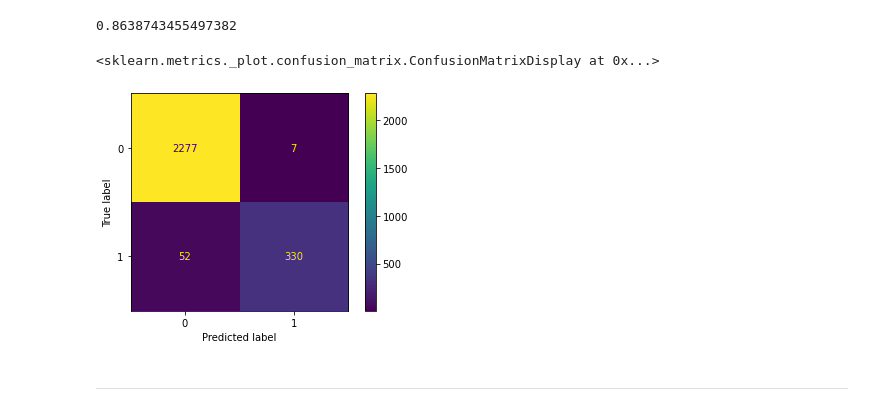
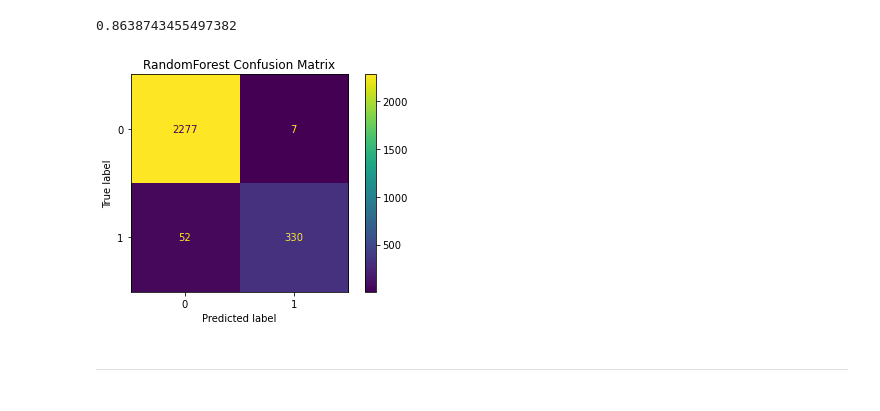
Before and after one commit to oklena/SyriaTel_Customer_Churn, a Jupyter notebook: notebooks/eda/Ali_EDA.ipynb, the cells around one changed output. Cells and saved outputs as stored; diff of their text form; code cells hidden in the pictures.

```diff
--- a/notebooks/eda/Ali_EDA.ipynb
+++ b/notebooks/eda/Ali_EDA.ipynb
@@ -356,11 +369,12 @@ f1_score(y_train, y_hat_train)
 recall_score(y_train, y_hat_train)
 # %% [output]
 0.8638743455497382
-# %%
-plot_confusion_matrix(rf2.best_estimator_, X_train_sc, y_train)
-# %% [output]
-<sklearn.metrics._plot.confusion_matrix.ConfusionMatrixDisplay at 0x...>
-[figure, removed]
+# %%
+second_rand = plot_confusion_matrix(rf2.best_estimator_, X_train_sc, y_train)
+plt.title('RandomForest Confusion Matrix');
+plt.savefig('second_rand.pdf')
+# %% [output]
+[figure, added]
 # %% [markdown]
 ---
 # %% [markdown]
```
Also changed, not shown: parts of 18 cells of this notebook, 15 other files.
